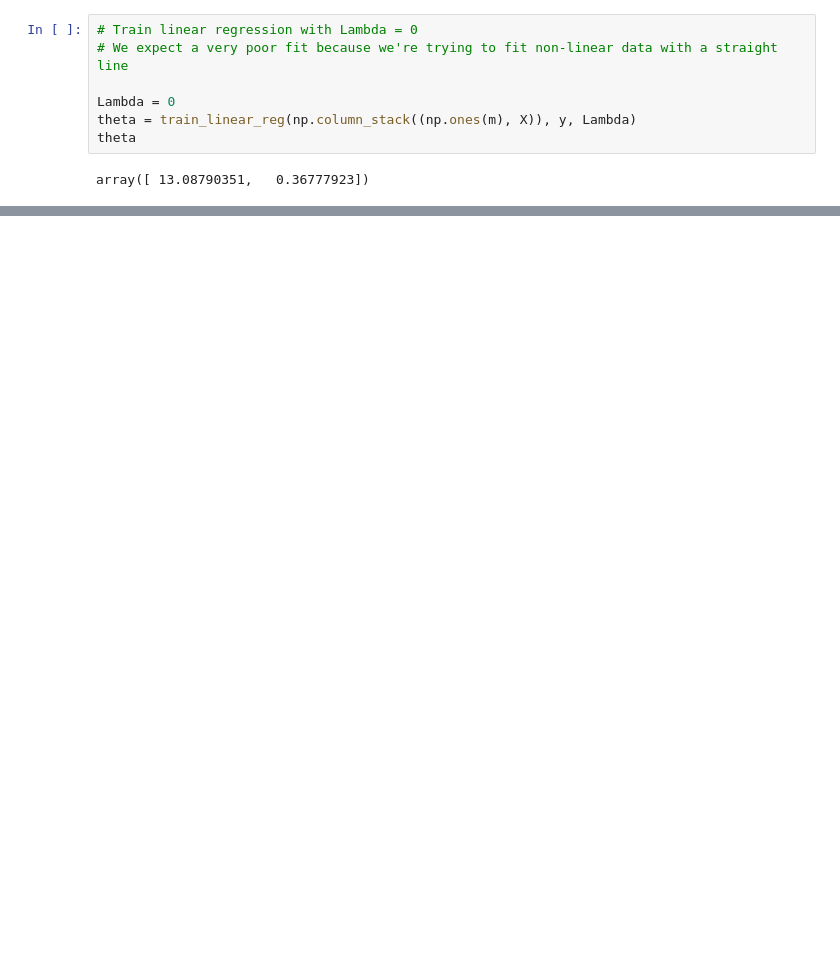
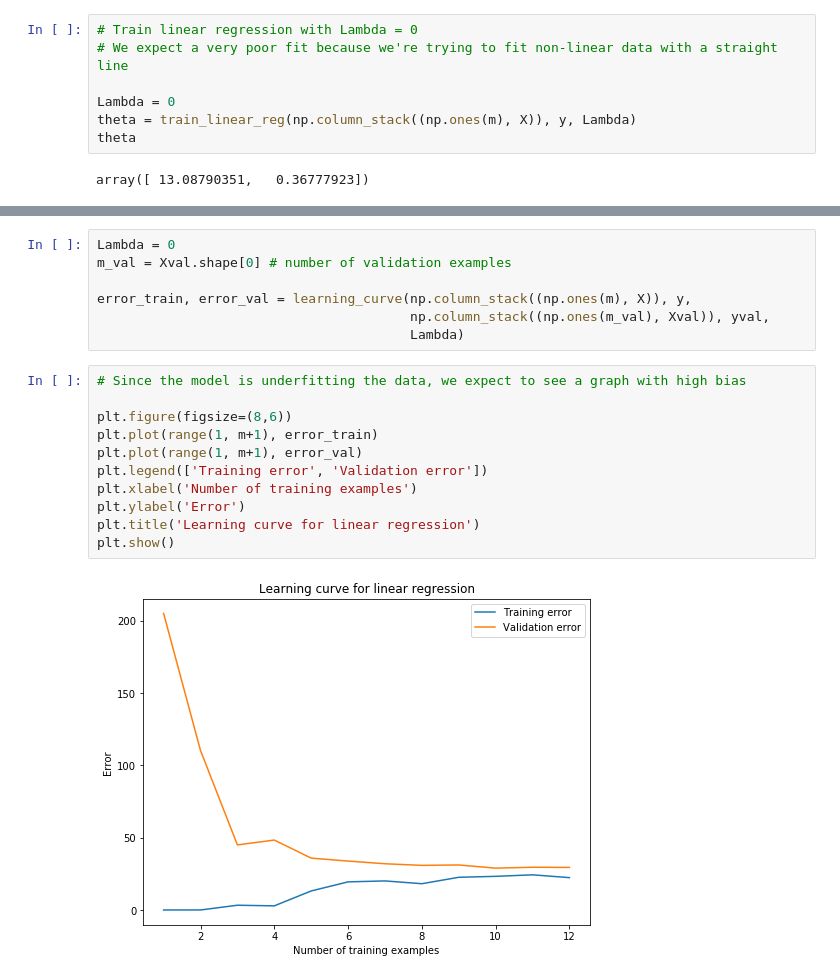
Before and after one commit to ZER-0-NE/Ng_ML, a Jupyter notebook: ex5/5_Regularized_linear_regression_and_bias_vs_variance.ipynb, the cells around one changed output, grey strips where cells are left out. Saved outputs shown, nothing was run; the diff lists cells and outputs as text; blank space fills up the shorter version.

Commit message:
First leaening curve

```diff
--- a/ex5/5_Regularized_linear_regression_and_bias_vs_variance.ipynb
+++ b/ex5/5_Regularized_linear_regression_and_bias_vs_variance.ipynb
@@ -155,0 +186,20 @@ plt.show()
+# %%
+Lambda = 0
+m_val = Xval.shape[0] # number of validation examples
+
+error_train, error_val = learning_curve(np.column_stack((np.ones(m), X)), y,
+                                        np.column_stack((np.ones(m_val), Xval)), yval,
+                                        Lambda)
+# %%
+# Since the model is underfitting the data, we expect to see a graph with high bias
+
+plt.figure(figsize=(8,6))
+plt.plot(range(1, m+1), error_train)
+plt.plot(range(1, m+1), error_val)
+plt.legend(['Training error', 'Validation error'])
+plt.xlabel('Number of training examples')
+plt.ylabel('Error')
+plt.title('Learning curve for linear regression')
+plt.show()
+# %% [output]
+[figure, added]
```
Also changed, not shown: parts of 7 cells of this notebook.
